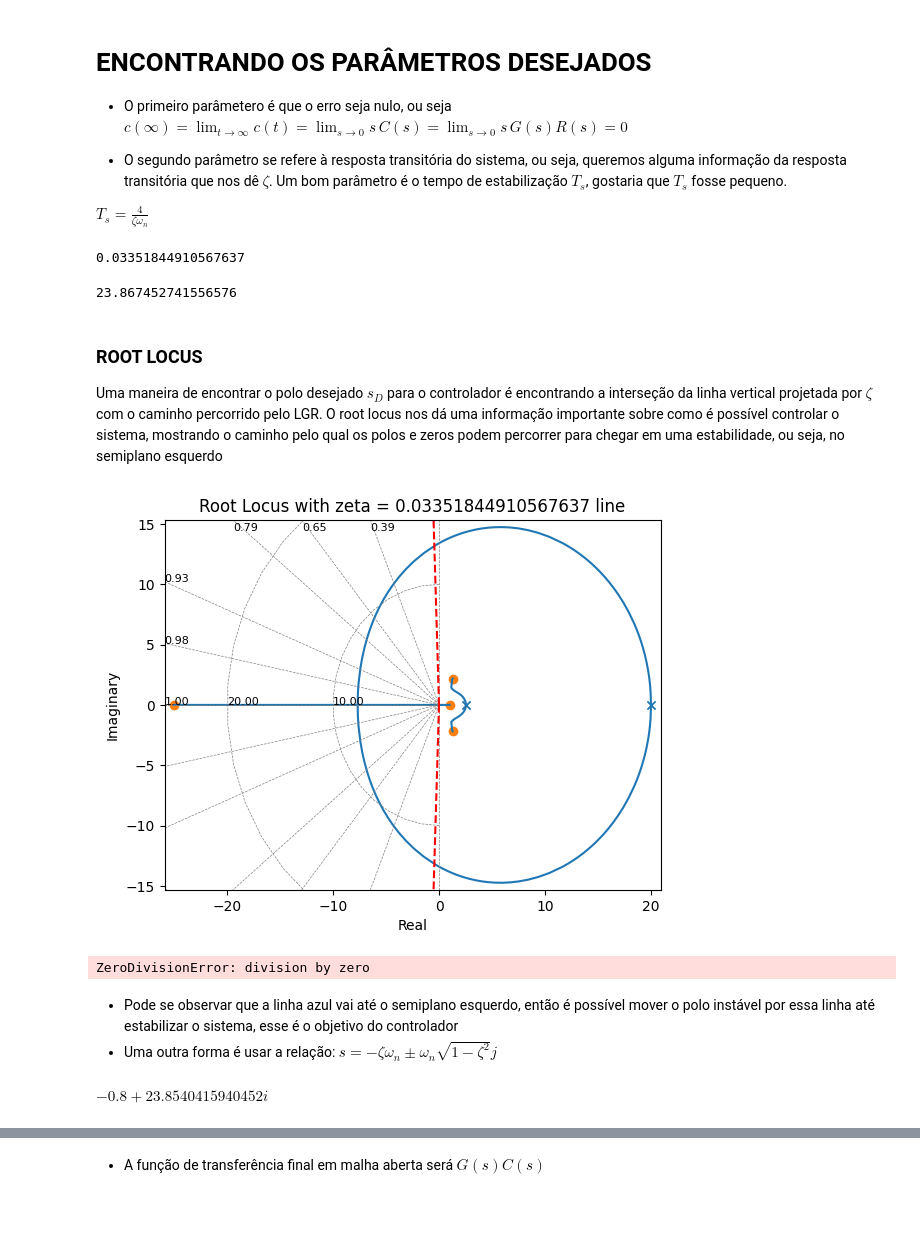
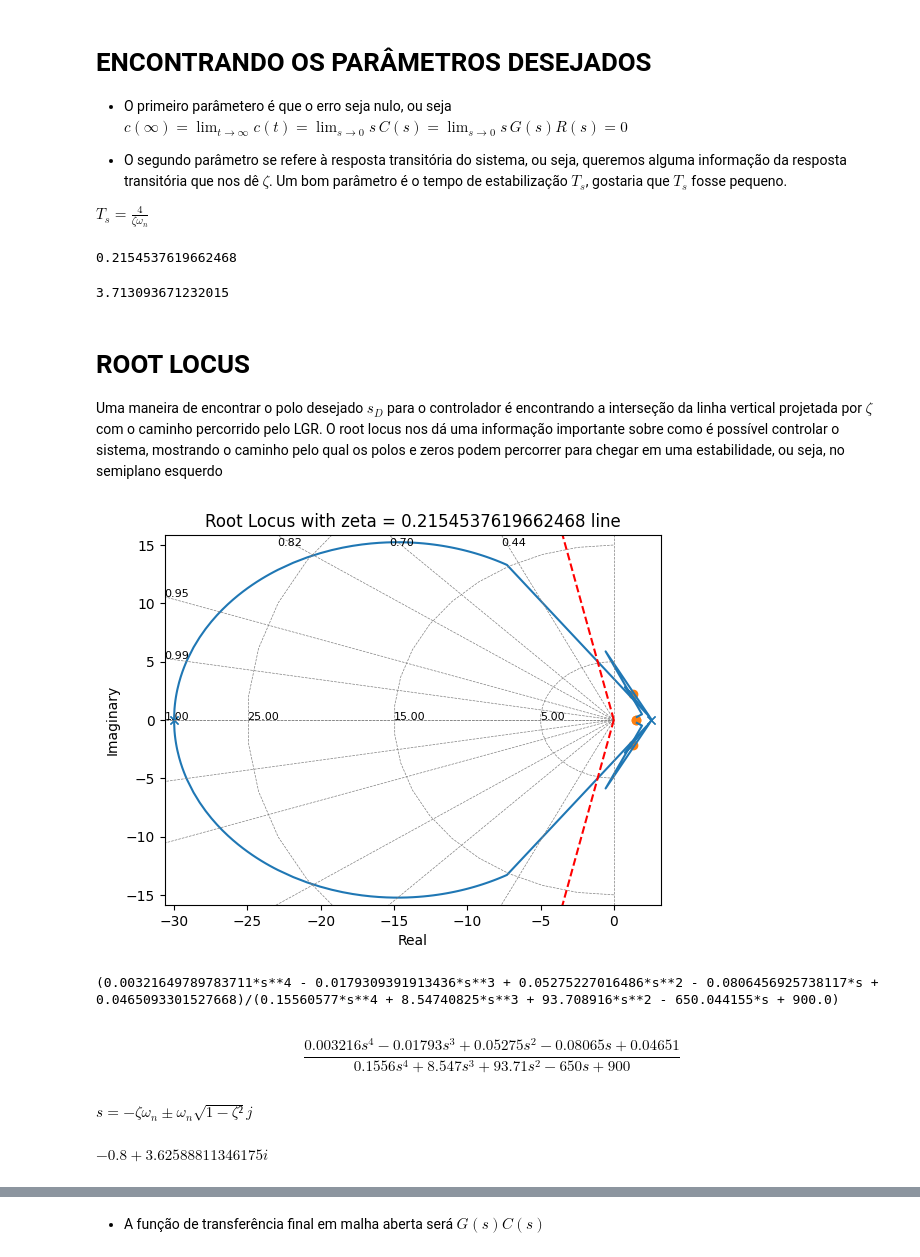
Before and after one commit to KlaussMarchi/BallPlate, a Jupyter notebook: CONTROL/Analisys.ipynb, the cells around one changed output, grey strips where cells are left out. Drawn from its saved outputs; the diff is of its cells as text; code cells hidden in the pictures; blank space fills up the shorter version.

Commit message:
entendimento maior do root locus

```diff
--- a/CONTROL/Analisys.ipynb
+++ b/CONTROL/Analisys.ipynb
@@ -121,42 +123,40 @@ print(zeros)
 $T_s = \frac{4}{\zeta\omega_n}$
 # %%
 Ts = 5
-UP = 0.9
+UP = 0.5
 # %%
 zeta = -np.log(UP)/np.sqrt(np.pi**2 + np.log(UP)**2)
 zeta
 # %% [output]
-0.03351844910567637
+0.2154537619662468
 # %%
 Wn = 4/(zeta*Ts)
 Wn
 # %% [output]
-23.867452741556576
+3.713093671232015
 # %% [markdown]
-###  ROOT LOCUS
+# ROOT LOCUS
 Uma maneira de encontrar o polo desejado $s_D$ para o controlador é encontrando a interseção da linha vertical projetada por $\zeta$ com o caminho percorrido pelo LGR. O root locus nos dá uma informação importante sobre como é possível controlar o sistema, mostrando o caminho pelo qual os polos e zeros podem percorrer para chegar em uma estabilidade, ou seja, no semiplano esquerdo
 # %%
 def zGrid(G, zeta):
     ctl.root_locus(G)
 
     angle  = np.arccos(zeta)
     radius = np.linspace(0, 100, 400)
 
     x = radius * np.cos(angle)
     y = radius * np.sin(angle)
 
     plt.plot(-x, y, 'r--')
     plt.plot(-x, -y, 'r--')
 
     plt.title(f'Root Locus with zeta = {zeta} line')
     plt.xlabel('Real')
     plt.ylabel('Imaginary')
     plt.show()
 
-
-C_test = (s+25)*(s-1)/((s-20)*(s-20))
-zGrid(G*C_test, zeta)
-1/0
+C_aux = (s - 1.5)*(s - 1.5)/(s + 30)/(s + 30)
+zGrid(G*C_aux, zeta)
+#1/0
 # %% [output]
-[figure, old version]
+[figure, new version]
-ZeroDivisionError: division by zero
@@ -166,8 +163,14 @@ G_bkp = G
-# %% [markdown]
-- Pode se observar que a linha azul vai até o semiplano esquerdo, então é possível mover o polo instável por essa linha até estabilizar o sistema, esse é o objetivo do controlador
-- Uma outra forma é usar a relação: $s = -\zeta\omega_n \pm \omega_n\sqrt{1-\zeta^2}j$
+# %%
+print(sympyFunction(G * C_aux))
+display(G * C_aux)
+# %% [output]
+(0.00321649789783711*s**4 - 0.0179309391913436*s**3 + 0.05275227016486*s**2 - 0.0806456925738117*s + 0.0465093301527668)/(0.15560577*s**4 + 8.54740825*s**3 + 93.708916*s**2 - 650.044155*s + 900.0)
+$$\frac{0.003216 s^4 - 0.01793 s^3 + 0.05275 s^2 - 0.08065 s + 0.04651}{0.1556 s^4 + 8.547 s^3 + 93.71 s^2 - 650 s + 900}$$
+# %% [markdown]
+$s = -\zeta\omega_n \pm \omega_n\sqrt{1-\zeta²}j$
 # %%
 s_desired = -zeta*Wn + Wn*np.sqrt(1-zeta**2)*sp.I
+#s_desired = -0.2103+0.28046*sp.I
 s_desired
 # %% [output]
-$\displaystyle -0.8 + 23.8540415940452 i$
+$\displaystyle -0.8 + 3.62588811346175 i$
```
Also changed, not shown: parts of 27 cells of this notebook, 4 other files.
